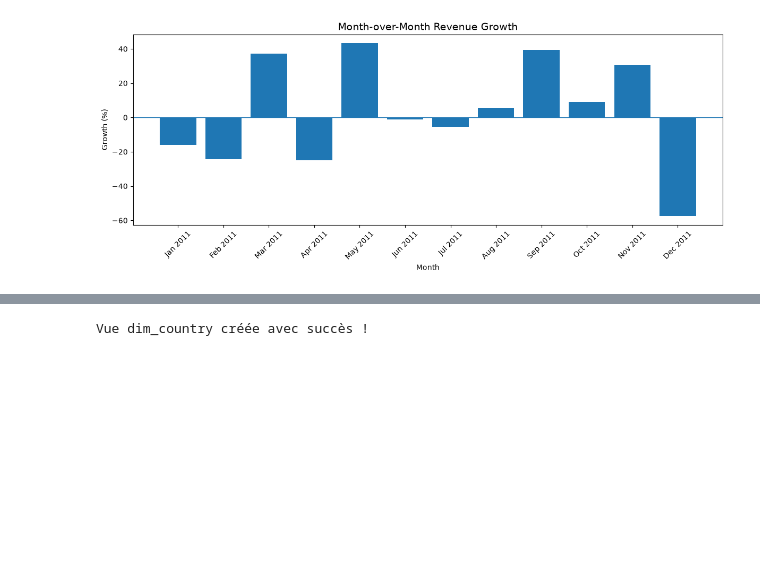
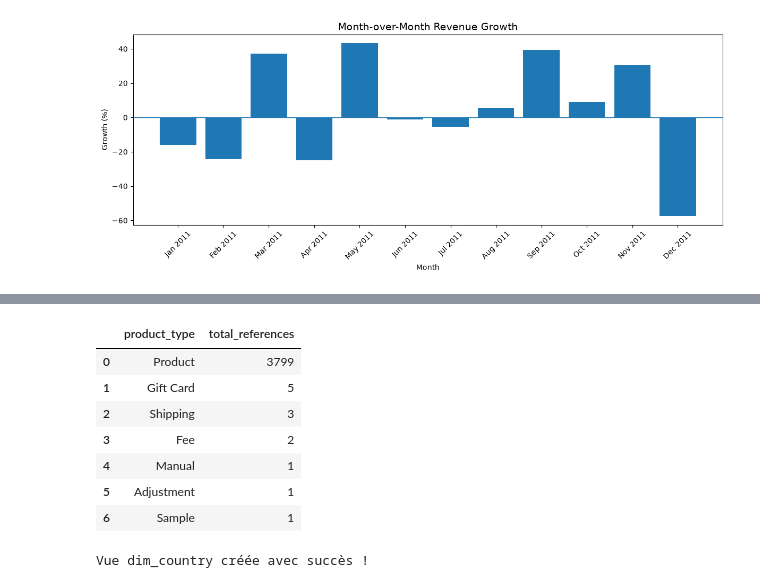
Before and after one commit to yara951/customer-analytics-dashboard, a Jupyter notebook: notebooks/04_sql_advanced.ipynb, the cells around one changed output, grey strips where cells are left out. Saved outputs shown, nothing was run; the diff lists cells and outputs as text; code cells hidden in the pictures; blank space fills up the shorter version.

```diff
--- a/notebooks/04_sql_advanced.ipynb
+++ b/notebooks/04_sql_advanced.ipynb
@@ -589,3 +727,28 @@ display(quality_df)
+# %%
+query_product_types = """
+SELECT
+    product_type,
+    COUNT(*) AS total_references
+FROM public.dim_product
+GROUP BY product_type
+ORDER BY total_references DESC;
+"""
+
+with engine.connect() as connection:
+    product_types_df = pd.read_sql_query(
+        text(query_product_types), connection
+    )
+
+display(product_types_df)
+# %% [output]
+|  | product_type | total_references |
+| 0 | Product | 3799 |
+| 1 | Gift Card | 5 |
+| 2 | Shipping | 3 |
+| 3 | Fee | 2 |
+| 4 | Manual | 1 |
+| 5 | Adjustment | 1 |
+| 6 | Sample | 1 |
 # %%
 query_dim_country = """
 CREATE OR REPLACE VIEW public.dim_country AS
```
Also changed, not shown: parts of 16 cells of this notebook.
